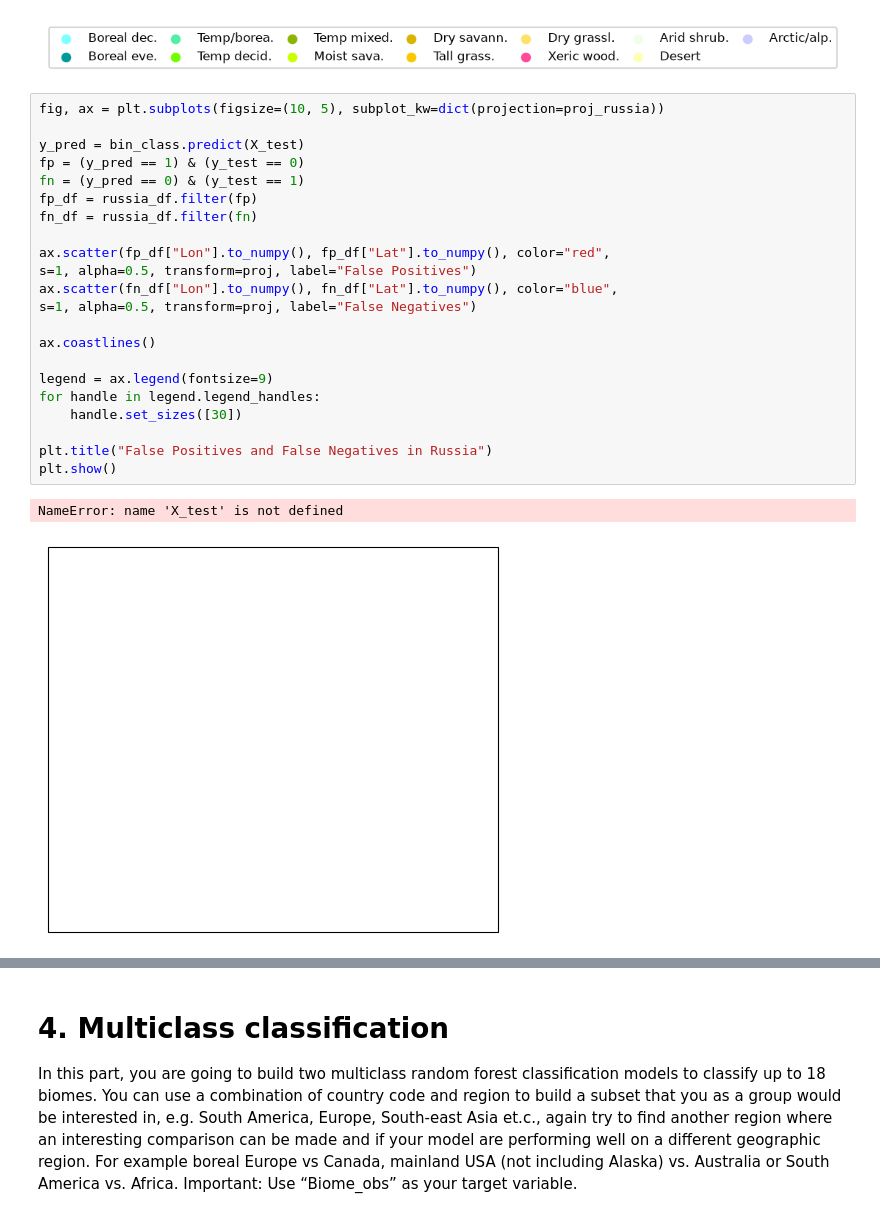
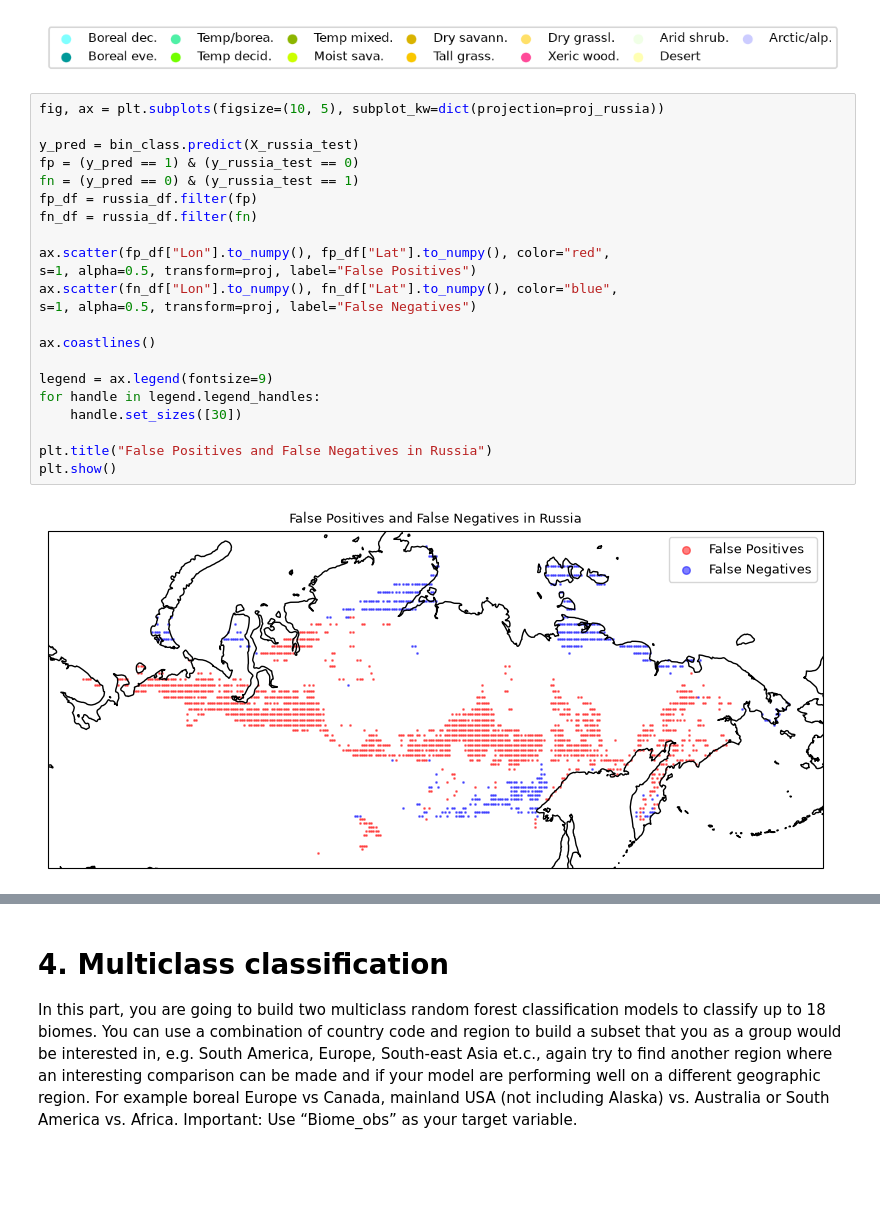
Before and after one commit to AndreaRaaschou/BERN01, a Jupyter notebook: biome_project/Hugo/main.ipynb, the cells around one changed output, grey strips where cells are left out. Drawn from its saved outputs; the diff is of its cells as text; blank space fills up the shorter version.

```diff
--- a/biome_project/Hugo/main.ipynb
+++ b/biome_project/Hugo/main.ipynb
@@ -484,28 +492,27 @@ plt.show()
 # %%
 fig, ax = plt.subplots(figsize=(10, 5), subplot_kw=dict(projection=proj_russia))
 
-y_pred = bin_class.predict(X_test)
-fp = (y_pred == 1) & (y_test == 0)
-fn = (y_pred == 0) & (y_test == 1)
+y_pred = bin_class.predict(X_russia_test)
+fp = (y_pred == 1) & (y_russia_test == 0)
+fn = (y_pred == 0) & (y_russia_test == 1)
 fp_df = russia_df.filter(fp)
 fn_df = russia_df.filter(fn)
 
 ax.scatter(fp_df["Lon"].to_numpy(), fp_df["Lat"].to_numpy(), color="red",
 s=1, alpha=0.5, transform=proj, label="False Positives")
 ax.scatter(fn_df["Lon"].to_numpy(), fn_df["Lat"].to_numpy(), color="blue",
 s=1, alpha=0.5, transform=proj, label="False Negatives")
 
 ax.coastlines()
 
 legend = ax.legend(fontsize=9)
 for handle in legend.legend_handles:
     handle.set_sizes([30])
 
 plt.title("False Positives and False Negatives in Russia")
 plt.show()
 # %% [output]
-NameError: name 'X_test' is not defined
-[figure, old version]
+[figure, new version]
 # %%
 # Remake the same plot, but with the model that has median and soil features removed
 fig, ax = plt.subplots(figsize=(10, 5), subplot_kw=dict(projection=proj_russia))
```
Also changed, not shown: parts of 5 cells of this notebook.
